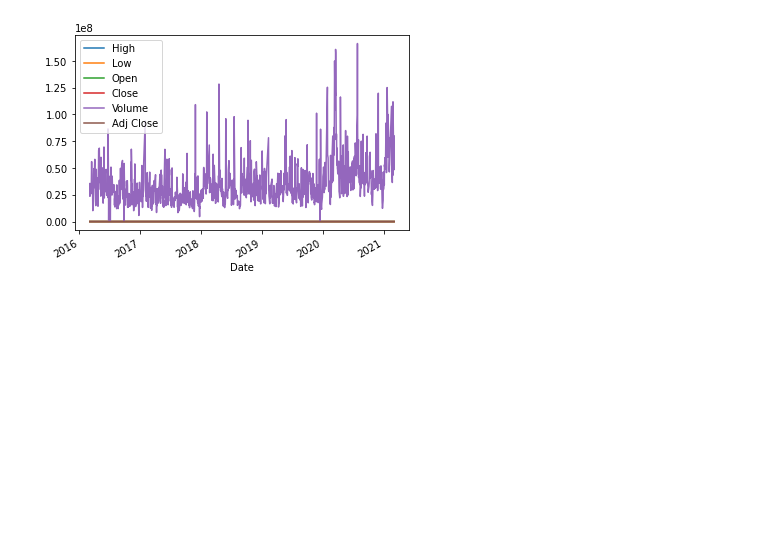
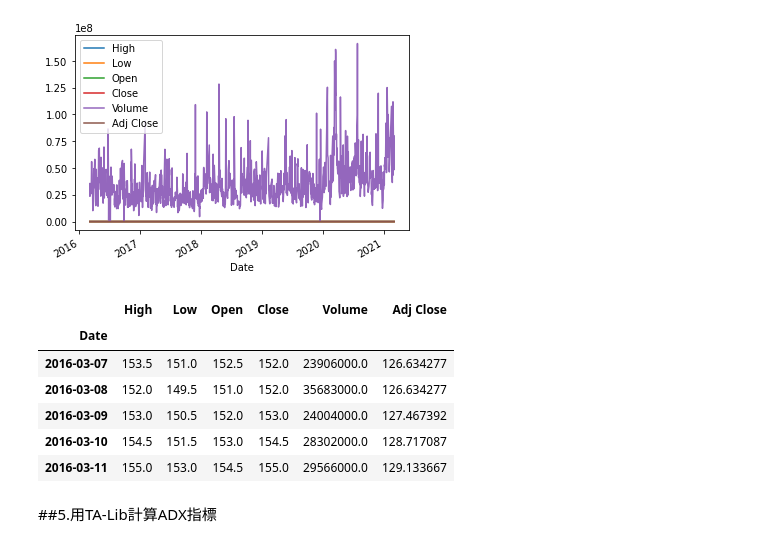
Before and after one commit to webclinic017/trade-backtest, a Jupyter notebook: 4_TA_lib_ADX_RSI.ipynb, the cells around one changed output. Saved outputs shown, nothing was run; the diff lists cells and outputs as text; code cells hidden in the pictures; blank space fills up the shorter version.

```diff
--- a/4_TA_lib_ADX_RSI.ipynb
+++ b/4_TA_lib_ADX_RSI.ipynb
@@ -65,3 +65,15 @@ df_2330.plot()
 # %% [output]
 <matplotlib.axes._subplots.AxesSubplot at 0x...>
 [figure]
+# %%
+df.head()
+# %% [output]
+|  | High | Low | Open | Close | Volume | Adj Close |
+| Date |  |  |  |  |  |  |
+| 2016-03-07 | 153.5 | 151.0 | 152.5 | 152.0 | 23906000.0 | 126.634277 |
+| 2016-03-08 | 152.0 | 149.5 | 151.0 | 152.0 | 35683000.0 | 126.634277 |
+| 2016-03-09 | 153.0 | 150.5 | 152.0 | 153.0 | 24004000.0 | 127.467392 |
+| 2016-03-10 | 154.5 | 151.5 | 153.0 | 154.5 | 28302000.0 | 128.717087 |
+| 2016-03-11 | 155.0 | 153.0 | 154.5 | 155.0 | 29566000.0 | 129.133667 |
+# %% [markdown]
+##5.用TA-Lib計算ADX指標
```
Also changed, not shown: parts of 5 cells of this notebook.
